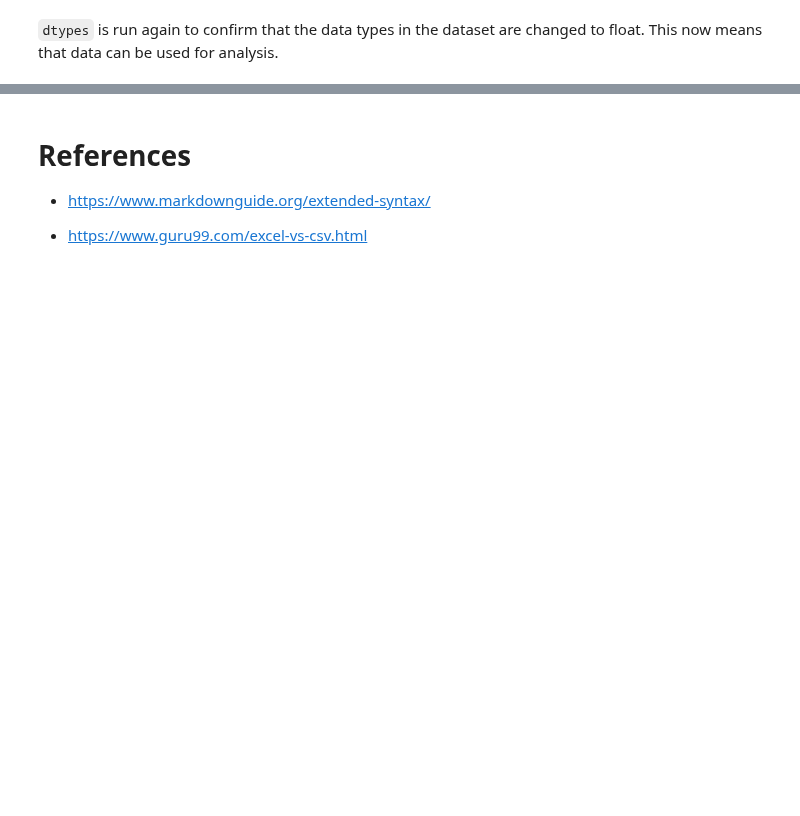
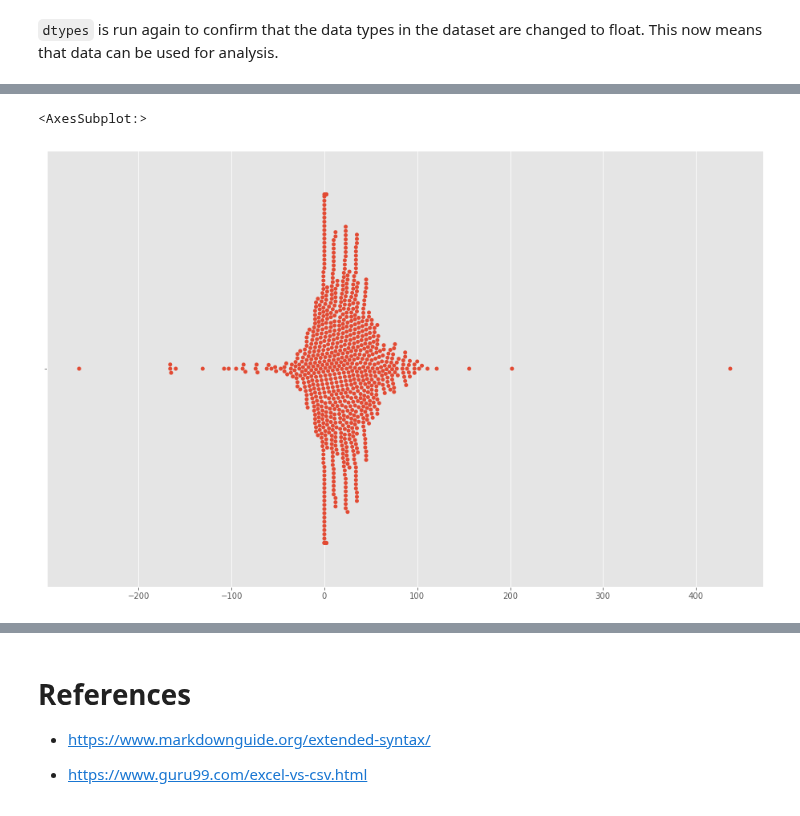
Before and after one commit to kaob1991/fundamentals-DA-assessment, a Jupyter notebook: cao.ipynb, the cells around one changed output, grey strips where cells are left out. Drawn from its saved outputs; the diff is of its cells as text; code cells hidden in the pictures; blank space fills up the shorter version.

```diff
--- a/cao.ipynb
+++ b/cao.ipynb
@@ -929,3 +971,3 @@ plt. plot(x,y)
 # %%
-diff = allcourses["points_r1_2021"]-allcourses["points_r1_2020"]
-diff
+diff_21_20 = allcourses["points_r1_2021"]-allcourses["points_r1_2020"]
+diff_21_20
@@ -939,2 +1022,5 @@ sns.stripplot (y = diff)
 # %%
-sns.swarmplot(x = allcourses["points_r1_2021"])
+sns.swarmplot(x = diff_21_20)
+# %% [output]
+<AxesSubplot:>
+[figure, added]
```
Also changed, not shown: parts of 20 cells of this notebook, 4 other files.
